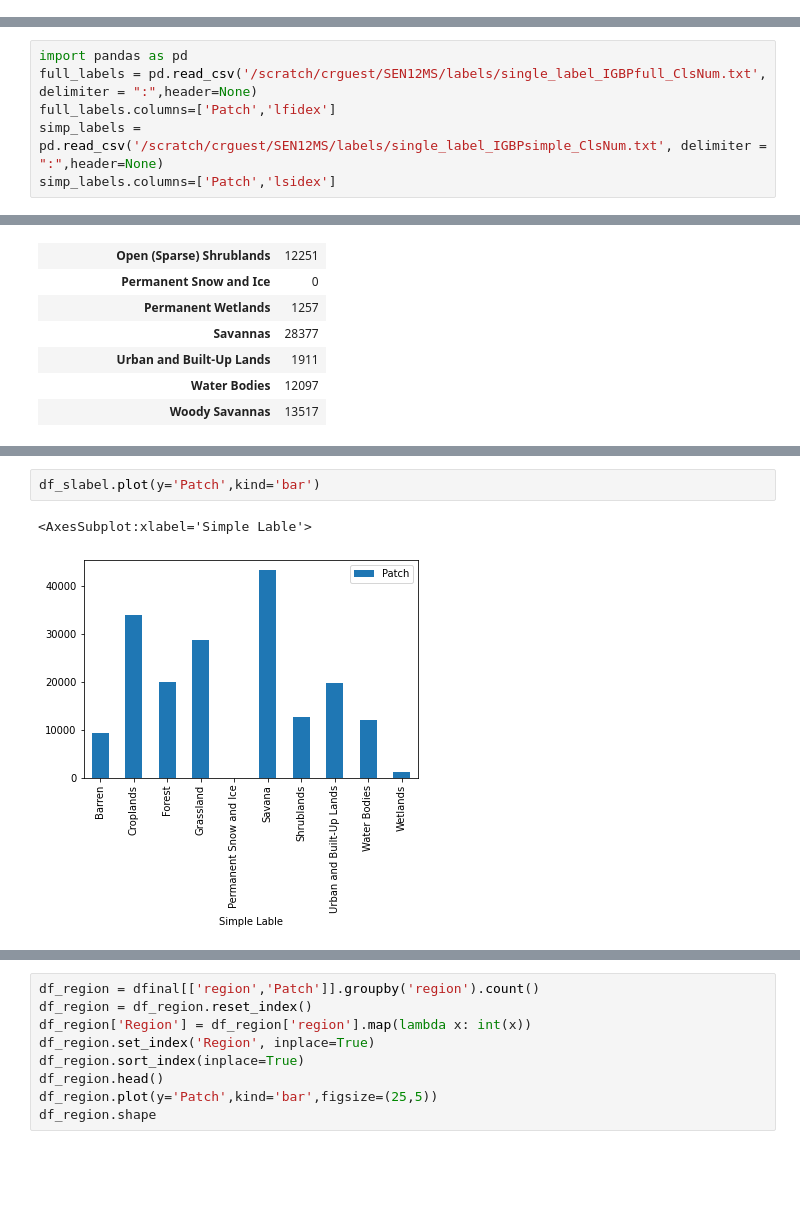
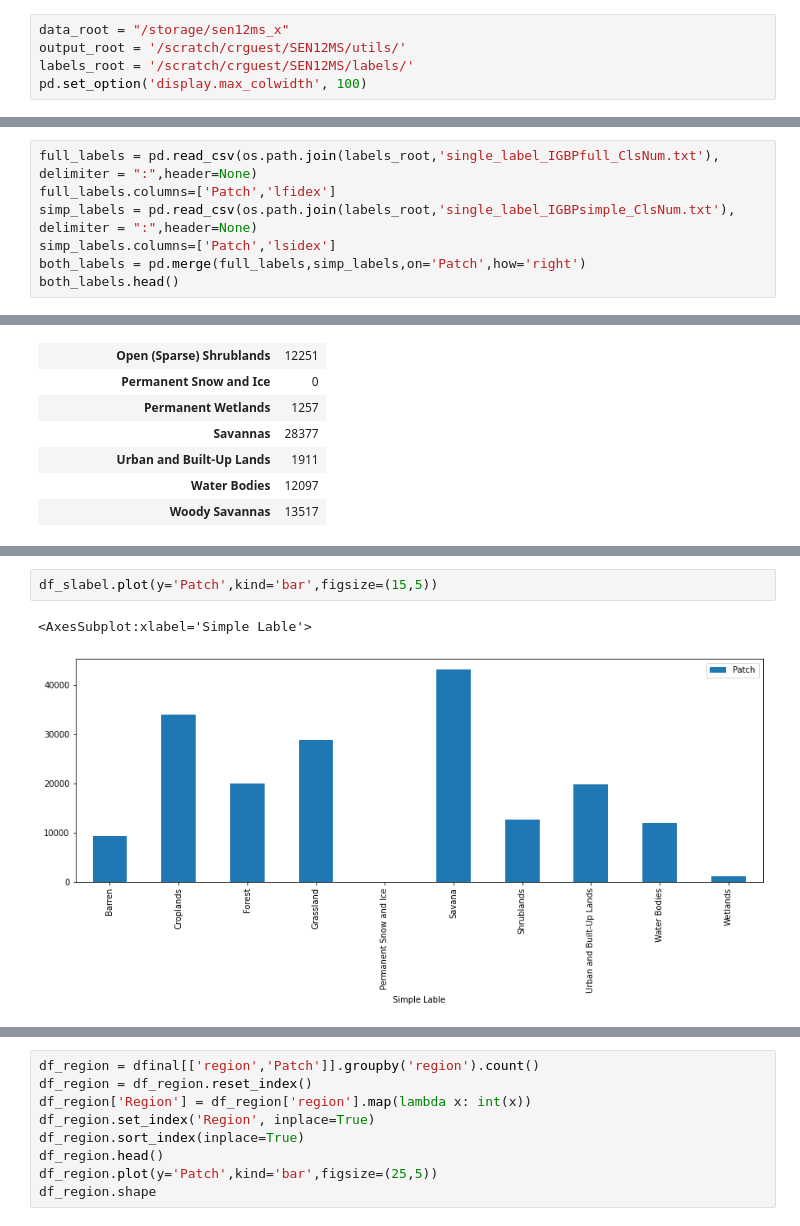
Before and after one commit to Berkeley-Data/hpt, a Jupyter notebook: notebooks/1.0-eo-sen12ms-eda.ipynb, the cells around one changed output, grey strips where cells are left out. Cells and saved outputs as stored; diff of their text form; blank space fills up the shorter version.

```diff
--- a/notebooks/1.0-eo-sen12ms-eda.ipynb
+++ b/notebooks/1.0-eo-sen12ms-eda.ipynb
@@ -89,0 +66,5 @@ def get_xy(path):
+# %%
+data_root = "/storage/sen12ms_x"
+output_root = '/scratch/crguest/SEN12MS/utils/'
+labels_root = '/scratch/crguest/SEN12MS/labels/'
+pd.set_option('display.max_colwidth', 100)
@@ -139,6 +150,7 @@ cs_df
 # %%
-import pandas as pd
-full_labels = pd.read_csv('/scratch/crguest/SEN12MS/labels/single_label_IGBPfull_ClsNum.txt', delimiter = ":",header=None)
+full_labels = pd.read_csv(os.path.join(labels_root,'single_label_IGBPfull_ClsNum.txt'), delimiter = ":",header=None)
 full_labels.columns=['Patch','lfidex']
-simp_labels = pd.read_csv('/scratch/crguest/SEN12MS/labels/single_label_IGBPsimple_ClsNum.txt', delimiter = ":",header=None)
+simp_labels = pd.read_csv(os.path.join(labels_root,'single_label_IGBPsimple_ClsNum.txt'), delimiter = ":",header=None)
 simp_labels.columns=['Patch','lsidex']
+both_labels = pd.merge(full_labels,simp_labels,on='Patch',how='right')
+both_labels.head()
@@ -217,8 +334,8 @@ df_slabel
 | Water Bodies | 11992 |
 | Wetlands | 1163 |
 # %%
-df_slabel.plot(y='Patch',kind='bar')
+df_slabel.plot(y='Patch',kind='bar',figsize=(15,5))
 # %% [output]
 <AxesSubplot:xlabel='Simple Lable'>
-[figure, old version]
+[figure, new version]
 # %%
```
Also changed, not shown: parts of 111 cells of this notebook.
